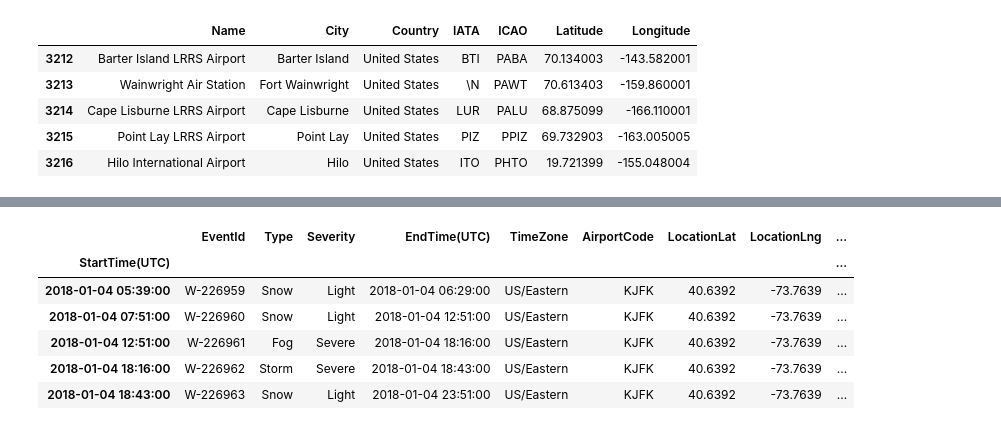
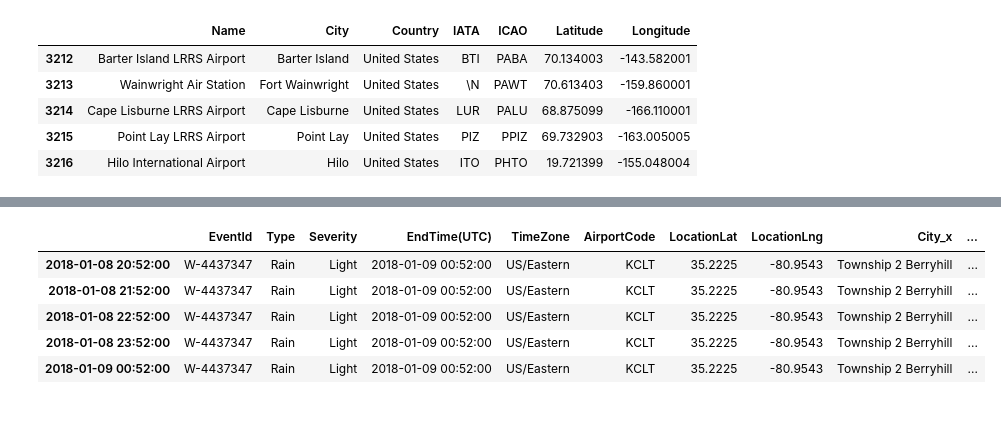
Before and after one commit to guedanie/flight_delay_predictor, a Jupyter notebook: weather_exploration.ipynb, the cells around one changed output, grey strips where cells are left out. Drawn from its saved outputs; the diff is of its cells as text; code cells hidden in the pictures.

```diff
--- a/weather_exploration.ipynb
+++ b/weather_exploration.ipynb
@@ -97,10 +135,17 @@ weather_data = weather_data["2018"]
+# %%
+charlotte = weather_data[weather_data.City_y == "Charlotte"]
+# %%
+r = pd.date_range(start=charlotte.index.min(), end=charlotte.index.max(), freq="H")
+# %%
+fitbit = charlotte.reindex(r, copy=True)
+# %%
+fitbit = fitbit.fillna(method="ffill")
 # %%
-weather_data.head()
+fitbit.head()
 # %% [output]
-|  | EventId | Type | Severity | EndTime(UTC) | TimeZone | AirportCode | LocationLat | LocationLng | ... |
-| StartTime(UTC) |  |  |  |  |  |  |  |  | ... |
-| 2018-01-04 05:39:00 | W-226959 | Snow | Light | 2018-01-04 06:29:00 | US/Eastern | KJFK | 40.6392 | -73.7639 | ... |
-| 2018-01-04 07:51:00 | W-226960 | Snow | Light | 2018-01-04 12:51:00 | US/Eastern | KJFK | 40.6392 | -73.7639 | ... |
-| 2018-01-04 12:51:00 | W-226961 | Fog | Severe | 2018-01-04 18:16:00 | US/Eastern | KJFK | 40.6392 | -73.7639 | ... |
-| 2018-01-04 18:16:00 | W-226962 | Storm | Severe | 2018-01-04 18:43:00 | US/Eastern | KJFK | 40.6392 | -73.7639 | ... |
-| 2018-01-04 18:43:00 | W-226963 | Snow | Light | 2018-01-04 23:51:00 | US/Eastern | KJFK | 40.6392 | -73.7639 | ... |
+|  | EventId | Type | Severity | EndTime(UTC) | TimeZone | AirportCode | LocationLat | LocationLng | City_x | ... |
+| 2018-01-08 20:52:00 | W-4437347 | Rain | Light | 2018-01-09 00:52:00 | US/Eastern | KCLT | 35.2225 | -80.9543 | Township 2 Berryhill | ... |
+| 2018-01-08 21:52:00 | W-4437347 | Rain | Light | 2018-01-09 00:52:00 | US/Eastern | KCLT | 35.2225 | -80.9543 | Township 2 Berryhill | ... |
+| 2018-01-08 22:52:00 | W-4437347 | Rain | Light | 2018-01-09 00:52:00 | US/Eastern | KCLT | 35.2225 | -80.9543 | Township 2 Berryhill | ... |
+| 2018-01-08 23:52:00 | W-4437347 | Rain | Light | 2018-01-09 00:52:00 | US/Eastern | KCLT | 35.2225 | -80.9543 | Township 2 Berryhill | ... |
+| 2018-01-09 00:52:00 | W-4437347 | Rain | Light | 2018-01-09 00:52:00 | US/Eastern | KCLT | 35.2225 | -80.9543 | Township 2 Berryhill | ... |
```
Also changed, not shown: parts of 18 cells of this notebook.
